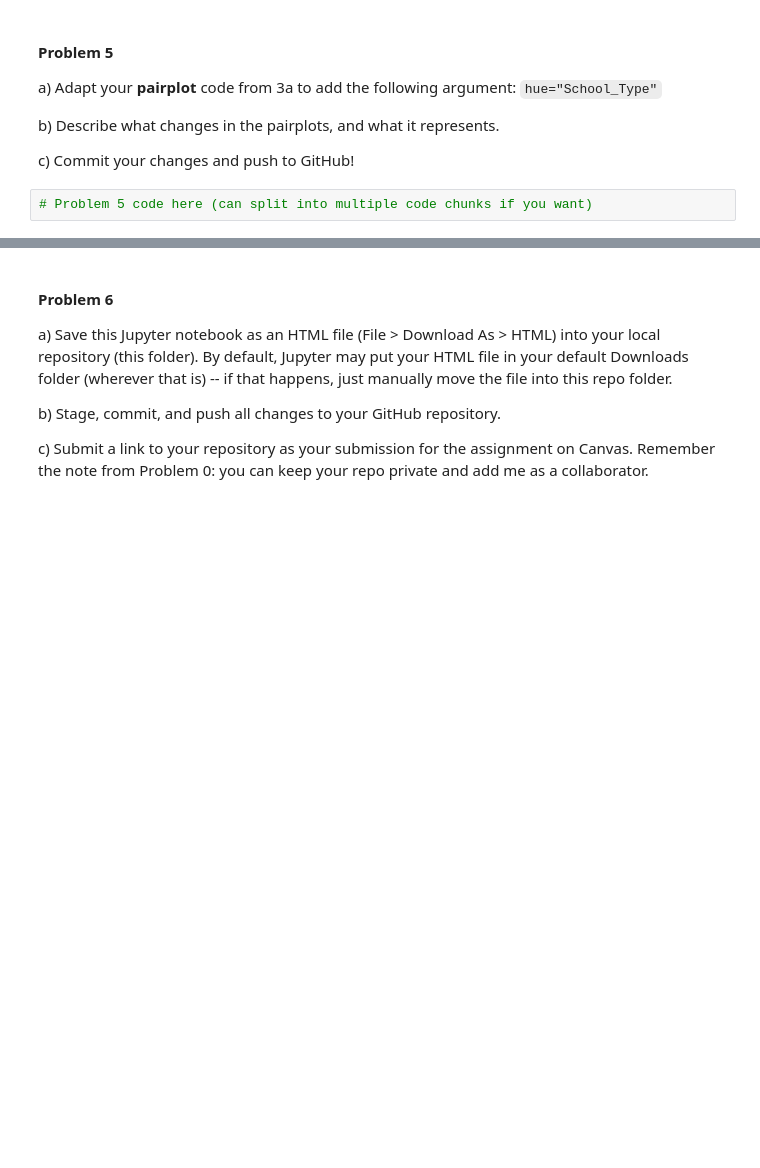
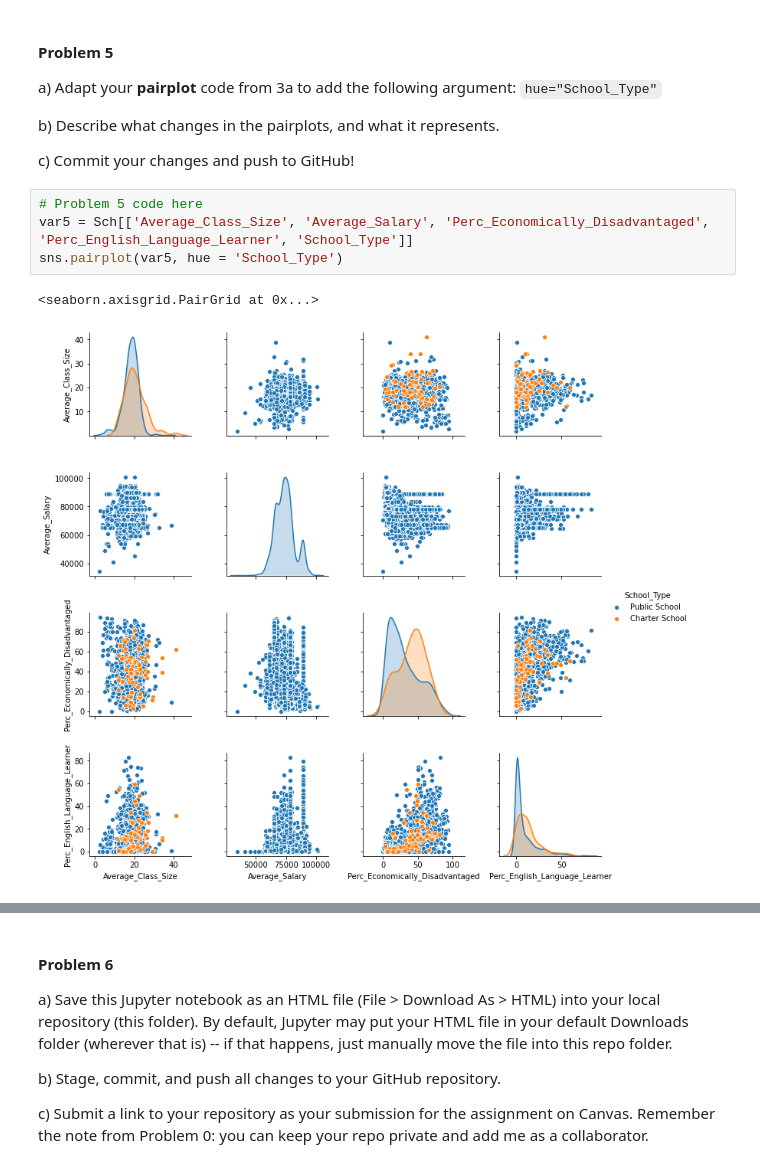
Before and after one commit to tiffanyzhang1118/f20_epsy5200_assignment11, a Jupyter notebook: F20 EPSY 5200 Assignment 11.ipynb, the cells around one changed output, grey strips where cells are left out. Saved outputs shown, nothing was run; the diff lists cells and outputs as text; blank space fills up the shorter version.

Commit message:
Finished Problem 5 and updated a few places in Problem 4.

```diff
--- a/F20 EPSY 5200 Assignment 11.ipynb
+++ b/F20 EPSY 5200 Assignment 11.ipynb
@@ -275,5 +277,10 @@ a) Adapt your **pairplot** code from 3a to add the following argument:
 b) Describe what changes in the pairplots, and what it represents.
 
 c) Commit your changes and push to GitHub!
-# %%
-# Problem 5 code here (can split into multiple code chunks if you want)
+# %%
+# Problem 5 code here
+var5 = Sch[['Average_Class_Size', 'Average_Salary', 'Perc_Economically_Disadvantaged', 'Perc_English_Language_Learner', 'School_Type']]
+sns.pairplot(var5, hue = 'School_Type')
+# %% [output]
+<seaborn.axisgrid.PairGrid at 0x...>
+[figure, added]
```
Also changed, not shown: parts of 4 cells of this notebook.
